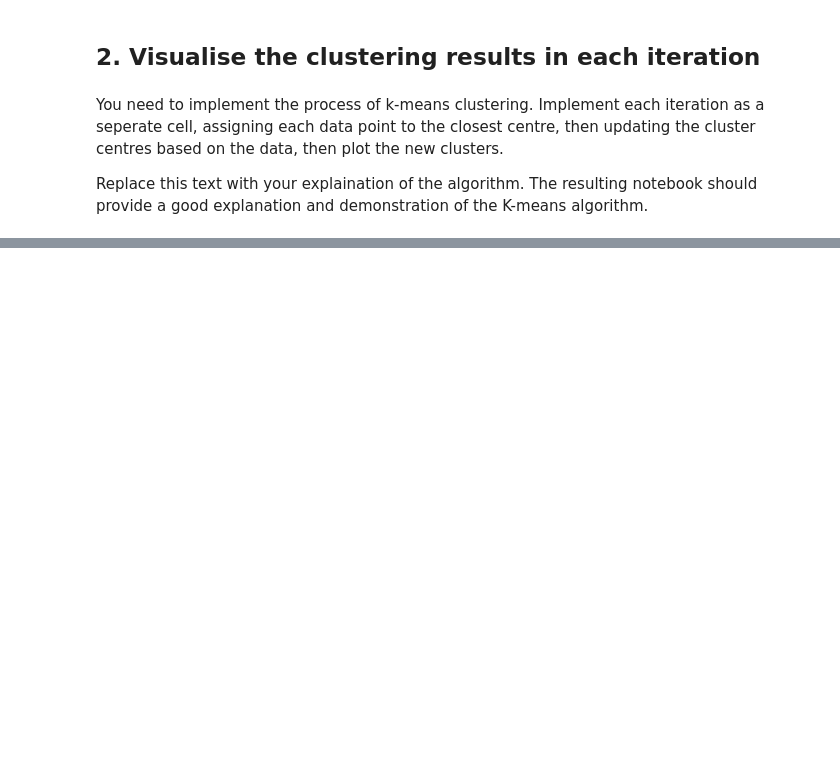
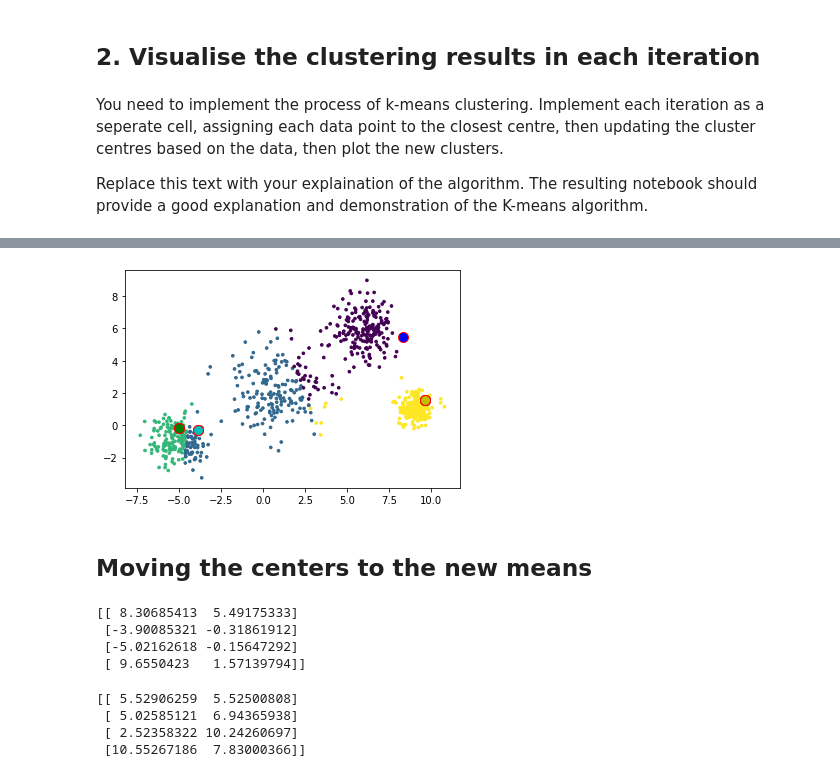
Before and after one commit to Phllips/Portfolio, a Jupyter notebook: Portfolio 3.ipynb, the cells around one changed output, grey strips where cells are left out. Cells and saved outputs as stored; diff of their text form; code cells hidden in the pictures; blank space fills up the shorter version.

```diff
--- a/Portfolio 3.ipynb
+++ b/Portfolio 3.ipynb
@@ -121,0 +161,7 @@ print(cluster)
+# %%
+distance2=np.zeros((800,k))
+for i in range(k):
+     distance2[:,i] = np.linalg.norm(data - new_centres[i],axis=1)
+cluster2 = np.argmin(distance2, axis = 1)
+
+print(cluster2)
@@ -121,0 +186,49 @@ print(cluster)
+# %%
+colmap = {0: 'b', 1: 'c', 2: 'g', 3: 'y'}
+
+plt.scatter(data[:,0], data[:,1], s=7, c=cluster2)
+
+for i in range(k):
+    plt.scatter(new_centres[i:,0], new_centres[i:,1], s=100, c = colmap[i], edgecolors='r')
+# %% [output]
+[figure, added]
+# %% [markdown]
+## Moving the centers to the new means
+# %%
+new_centres2 = np.zeros((4,2))
+def update(k):
+    for i in range(len(new_centres2)):
+        for j in range(len(data)):
+            if(cluster2[j] == i):
+                new_centres2[i:,0] = np.mean(data[j][0])
+                new_centres2[i:,1] = np.mean(data[j][1])
+    return k
+
+update(new_centres2)
+
+print(new_centres2)
+# %% [output]
+[[ 8.30685413  5.49175333]
+ [-3.90085321 -0.31861912]
+ [-5.02162618 -0.15647292]
+ [ 9.6550423   1.57139794]]
+# %%
+fixedcentres2 = np.zeros((4,2))
+
+total = 0
+count = 0
+
+for i in range(len(new_centres2)):
+    count = 0
+    for j in range(len(data)):
+        if cluster2[j] == i:
+            count+=1
+            total+=data[j]
+    fixedcentres2[i] = (total/count)
+
+print(fixedcentres2)
+# %% [output]
+[[ 5.52906259  5.52500808]
+ [ 5.02585121  6.94365938]
+ [ 2.52358322 10.24260697]
+ [10.55267186  7.83000366]]
```
Also changed, not shown: parts of 14 cells of this notebook.
